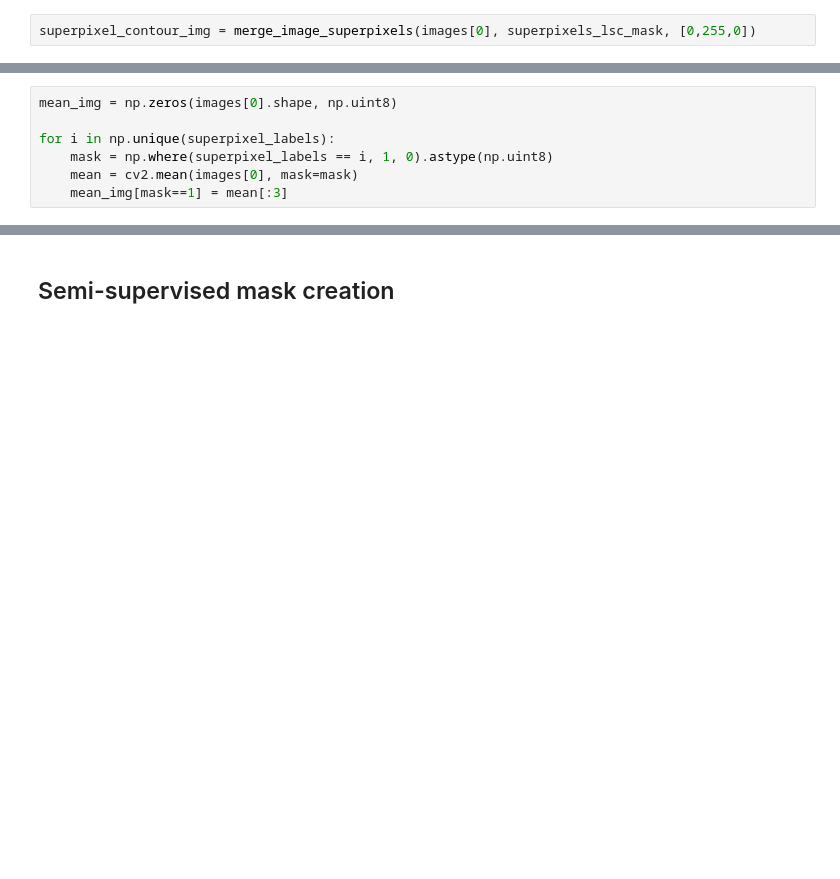
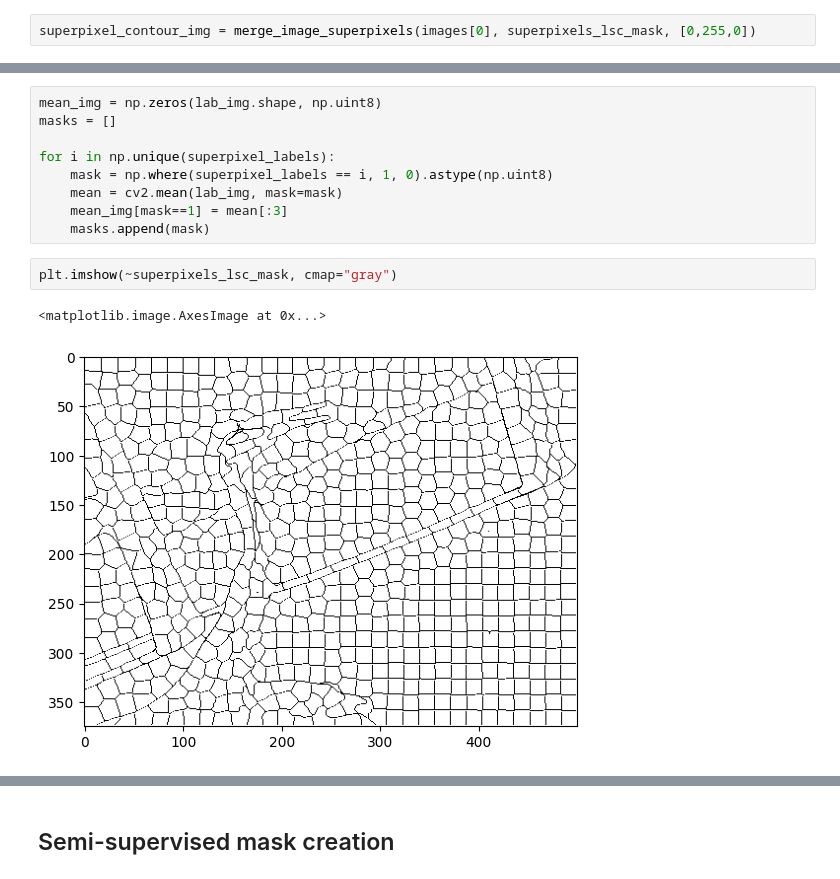
Before and after one commit to vktr274/cv-binary-segmentation, a Jupyter notebook: task2.ipynb, the cells around one changed output, grey strips where cells are left out. Drawn from its saved outputs; the diff is of its cells as text; blank space fills up the shorter version.

```diff
--- a/task2.ipynb
+++ b/task2.ipynb
@@ -113,7 +113,14 @@ plt.imshow(visualization_superpixels)
 # %%
-mean_img = np.zeros(images[0].shape, np.uint8)
+mean_img = np.zeros(lab_img.shape, np.uint8)
+masks = []
 
 for i in np.unique(superpixel_labels):
     mask = np.where(superpixel_labels == i, 1, 0).astype(np.uint8)
-    mean = cv2.mean(images[0], mask=mask)
+    mean = cv2.mean(lab_img, mask=mask)
     mean_img[mask==1] = mean[:3]
+    masks.append(mask)
+# %%
+plt.imshow(~superpixels_lsc_mask, cmap="gray")
+# %% [output]
+<matplotlib.image.AxesImage at 0x...>
+[figure, added]
```
Also changed, not shown: parts of 17 cells of this notebook.
